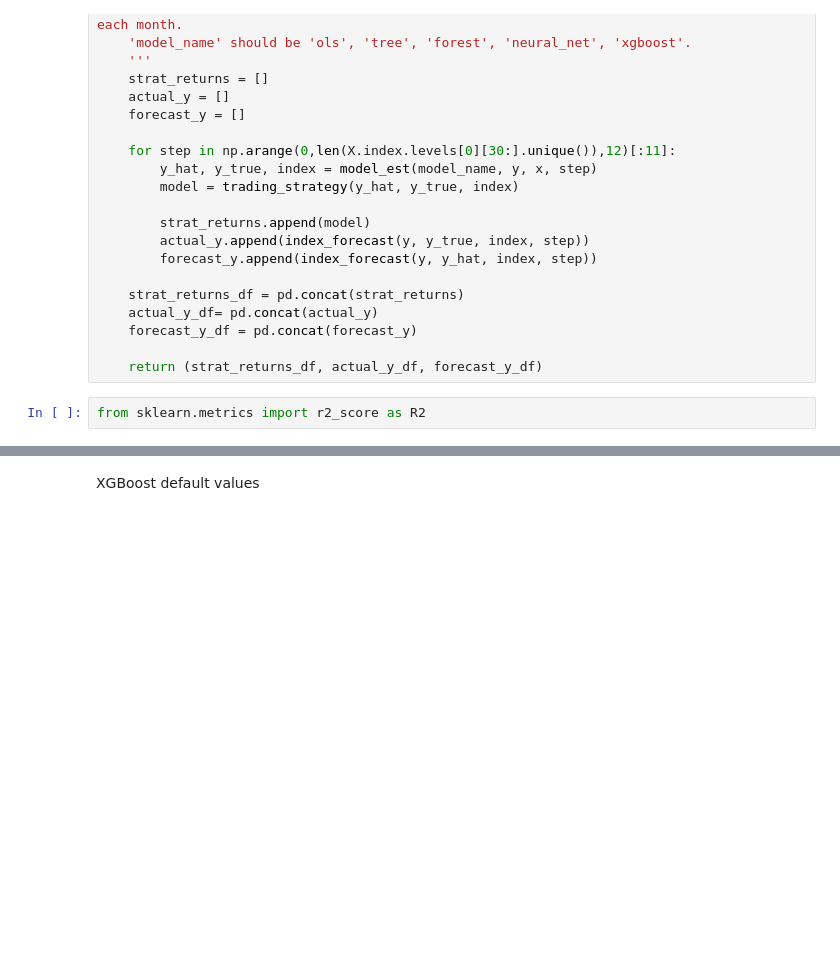
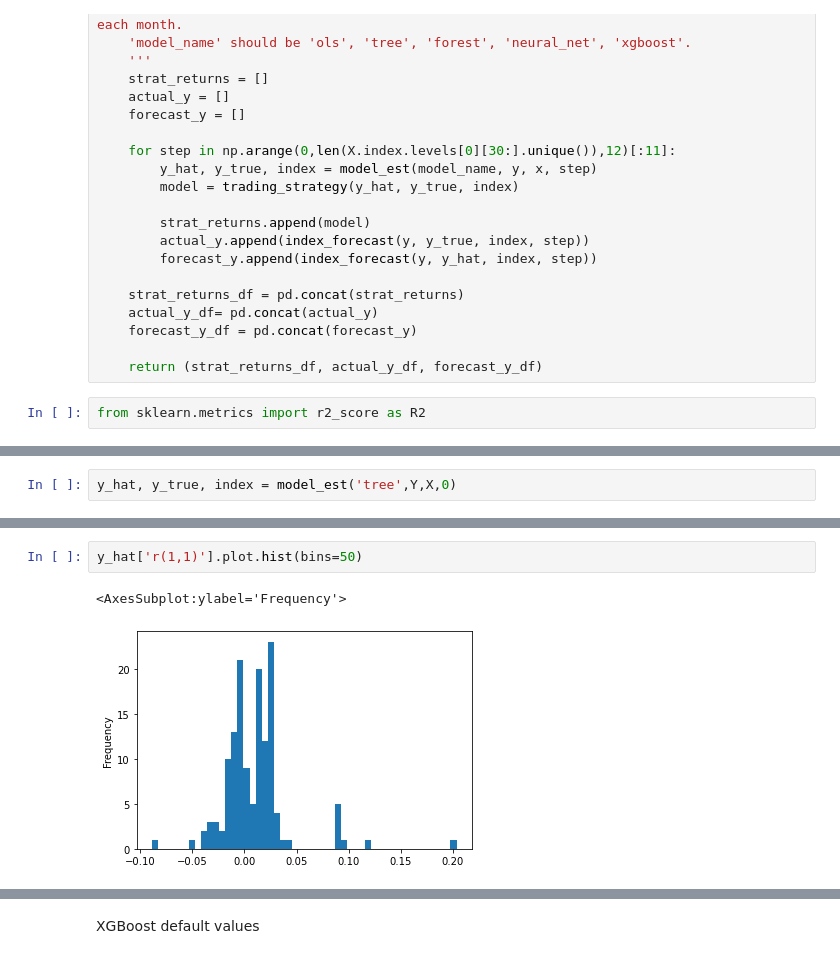
Before and after one commit to santoromano/Corporate-Bond-Factors, a Jupyter notebook: empirics.ipynb, the cells around one changed output, grey strips where cells are left out. Drawn from its saved outputs; the diff is of its cells as text; blank space fills up the shorter version.

```diff
--- a/empirics.ipynb
+++ b/empirics.ipynb
@@ -378,0 +377,2 @@ print(R2(y_true_tree,y_hat_tree))
+# %%
+y_hat, y_true, index = model_est('tree',Y,X,0)
@@ -378,0 +423,5 @@ print(R2(y_true_tree,y_hat_tree))
+# %%
+y_hat['r(1,1)'].plot.hist(bins=50)
+# %% [output]
+<AxesSubplot:ylabel='Frequency'>
+[figure, added]
```
Also changed, not shown: parts of 12 cells of this notebook.
